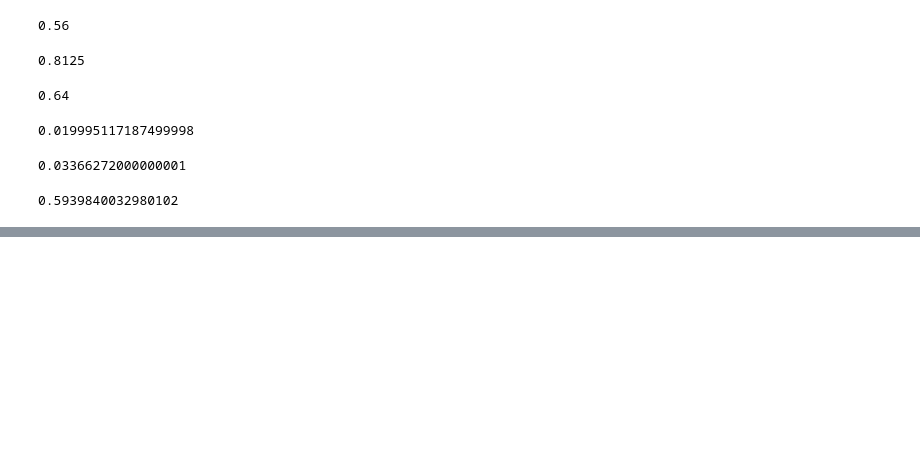
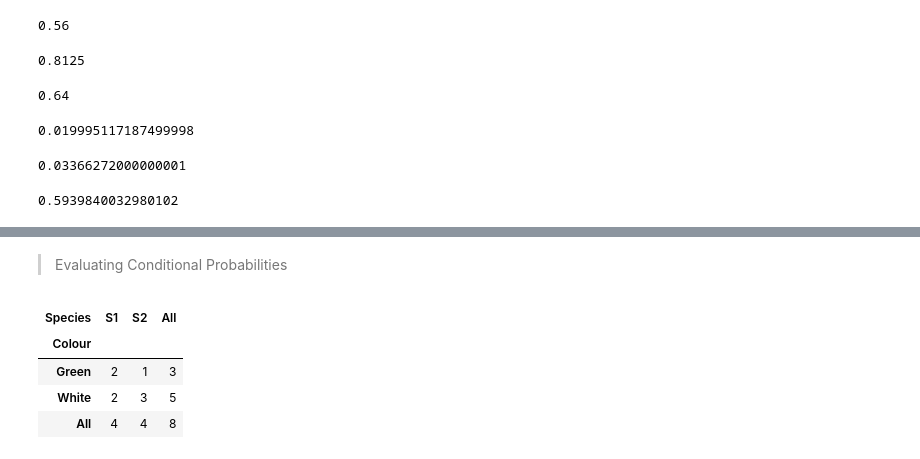
Before and after one commit to Lester-723/Data-Analytics-Projects-, a Jupyter notebook: Practice/Probability & Statistics practice.ipynb, the cells around one changed output, grey strips where cells are left out. Saved outputs shown, nothing was run; the diff lists cells and outputs as text; code cells hidden in the pictures; blank space fills up the shorter version.

```diff
--- a/Practice/Probability & Statistics practice.ipynb
+++ b/Practice/Probability & Statistics practice.ipynb
@@ -328,0 +353,11 @@ probability_yes_provided_condition / probability_total_condition
+# %% [markdown]
+> Evaluating Conditional Probabilities
+# %%
+colour_species = pd.crosstab(index = species_data['Colour'], columns = species_data['Species'], margins = True)
+colour_species
+# %% [output]
+| Species | S1 | S2 | All |
+| Colour |  |  |  |
+| Green | 2 | 1 | 3 |
+| White | 2 | 3 | 5 |
+| All | 4 | 4 | 8 |
```
Also changed, not shown: parts of 23 cells of this notebook, 1 other file.
